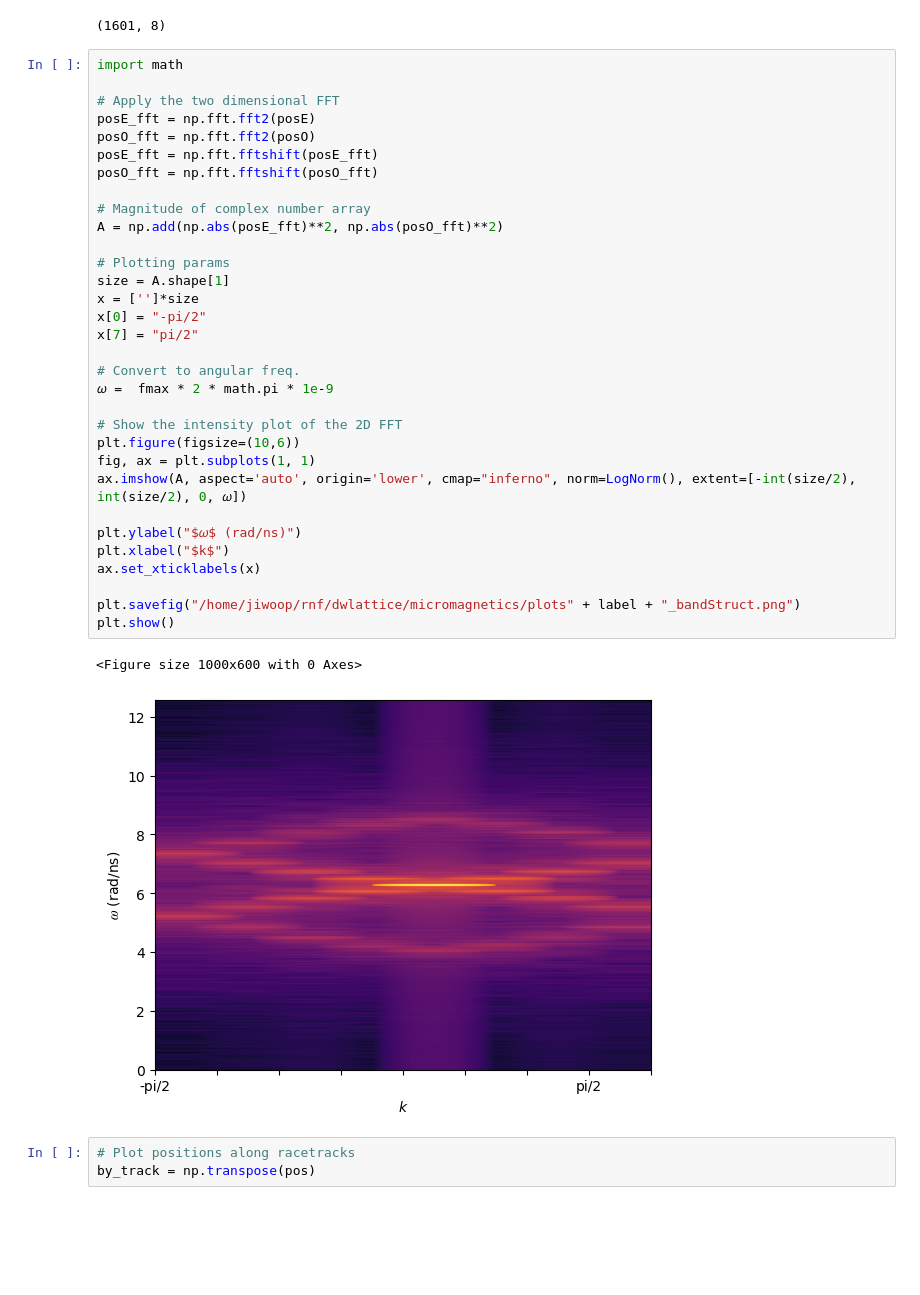
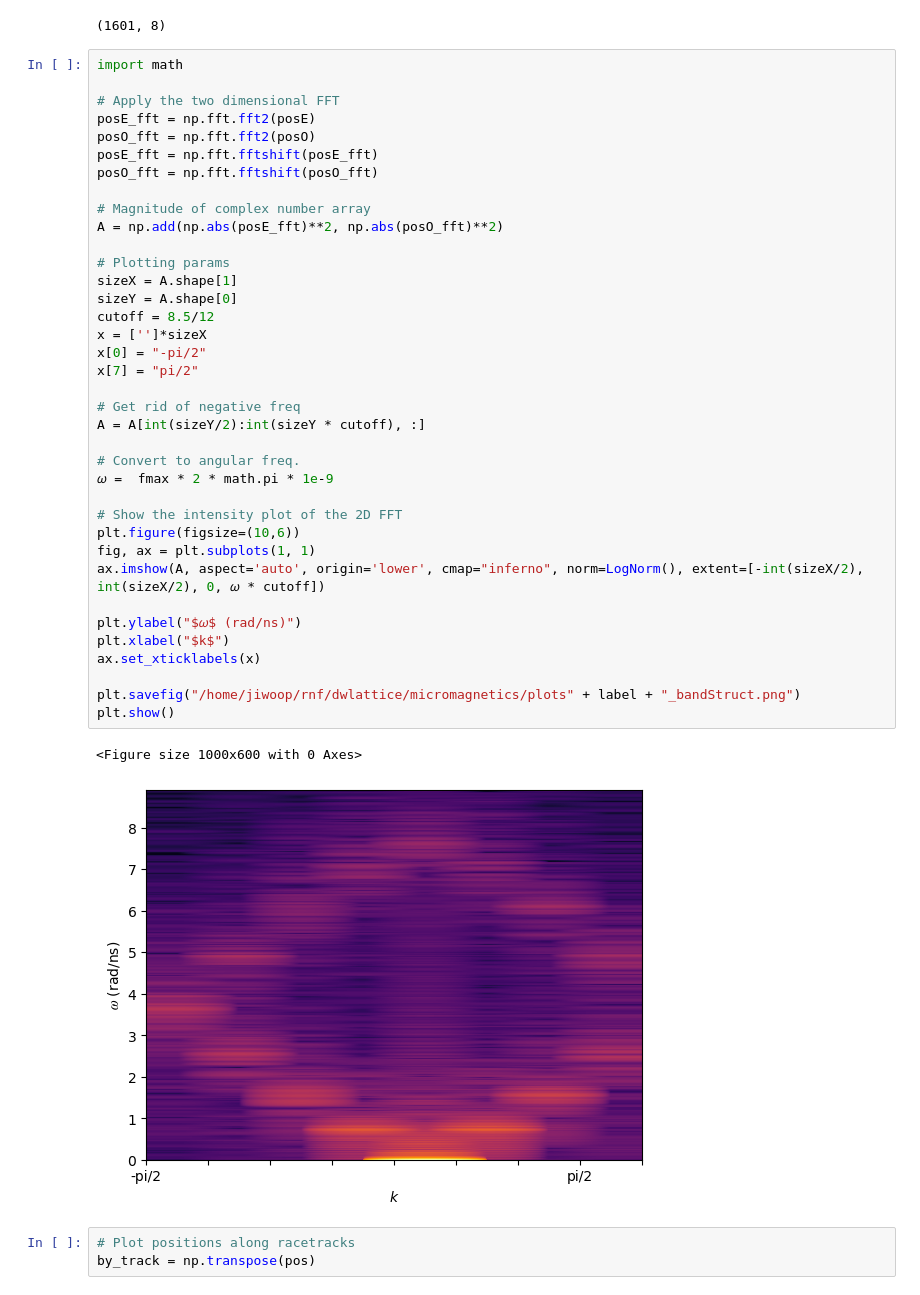
Before and after one commit to vivian-rogers/dwlattice, a Jupyter notebook: micromagnetics/src/Postprocessing.ipynb, the cells around one changed output. Drawn from its saved outputs; the diff is of its cells as text; blank space fills up the shorter version.

```diff
--- a/micromagnetics/src/Postprocessing.ipynb
+++ b/micromagnetics/src/Postprocessing.ipynb
@@ -444,37 +444,42 @@ A.shape
 import math
 
 # Apply the two dimensional FFT
 posE_fft = np.fft.fft2(posE)
 posO_fft = np.fft.fft2(posO)
 posE_fft = np.fft.fftshift(posE_fft)
 posO_fft = np.fft.fftshift(posO_fft)
 
 # Magnitude of complex number array
 A = np.add(np.abs(posE_fft)**2, np.abs(posO_fft)**2)
 
 # Plotting params
-size = A.shape[1]
-x = ['']*size
+sizeX = A.shape[1]
+sizeY = A.shape[0]
+cutoff = 8.5/12
+x = ['']*sizeX
 x[0] = "-pi/2"
 x[7] = "pi/2"
+
+# Get rid of negative freq
+A = A[int(sizeY/2):int(sizeY * cutoff), :]
 
 # Convert to angular freq.
 𝜔 =  fmax * 2 * math.pi * 1e-9
 
 # Show the intensity plot of the 2D FFT
 plt.figure(figsize=(10,6))
 fig, ax = plt.subplots(1, 1)
-ax.imshow(A, aspect='auto', origin='lower', cmap="inferno", norm=LogNorm(), extent=[-int(size/2), int(size/2), 0, 𝜔])
+ax.imshow(A, aspect='auto', origin='lower', cmap="inferno", norm=LogNorm(), extent=[-int(sizeX/2), int(sizeX/2), 0, 𝜔 * cutoff])
 
 plt.ylabel("$𝜔$ (rad/ns)")
 plt.xlabel("$k$")
 ax.set_xticklabels(x)
 
 plt.savefig("/home/jiwoop/rnf/dwlattice/micromagnetics/plots" + label + "_bandStruct.png")
 plt.show()
 # %% [output]
 <Figure size 1000x600 with 0 Axes>
-[figure, old version]
+[figure, new version]
 # %%
 # Plot positions along racetracks
 by_track = np.transpose(pos)
```
